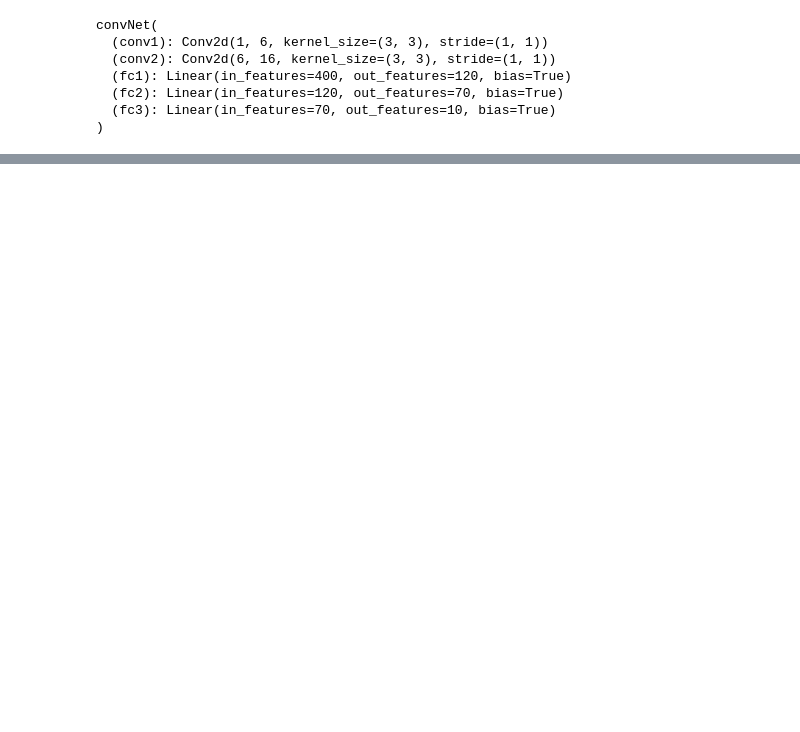
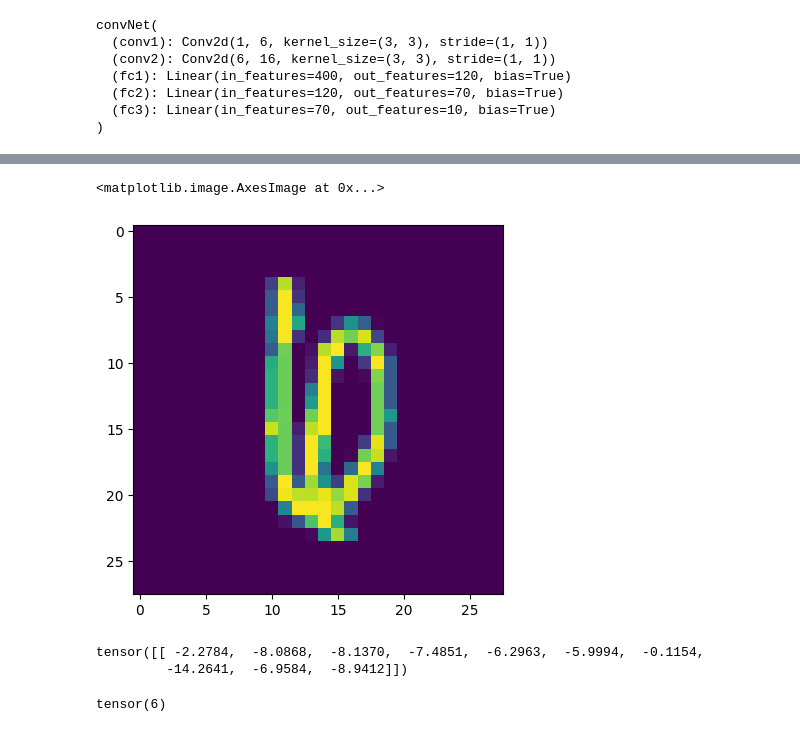
Before and after one commit to bibin001/Deep-Learning, a Jupyter notebook: handwrittenDigit_CNN.ipynb, the cells around one changed output, grey strips where cells are left out. Cells and saved outputs as stored; diff of their text form; code cells hidden in the pictures; blank space fills up the shorter version.

```diff
--- a/handwrittenDigit_CNN.ipynb
+++ b/handwrittenDigit_CNN.ipynb
@@ -189,0 +297,5 @@ Training took 3.839461076259613 minutes!
+# %%
+plt.imshow(test_data[3030][0].reshape(28,28))
+# %% [output]
+<matplotlib.image.AxesImage at 0x...>
+[figure, added]
@@ -189,0 +307,10 @@ Training took 3.839461076259613 minutes!
+# %%
+#check the predicted values and probabilities
+new_prediction
+# %% [output]
+tensor([[ -2.2784,  -8.0868,  -8.1370,  -7.4851,  -6.2963,  -5.9994,  -0.1154,
+         -14.2641,  -6.9584,  -8.9412]])
+# %%
+new_prediction.argmax()
+# %% [output]
+tensor(6)
```
Also changed, not shown: parts of 16 cells of this notebook.
